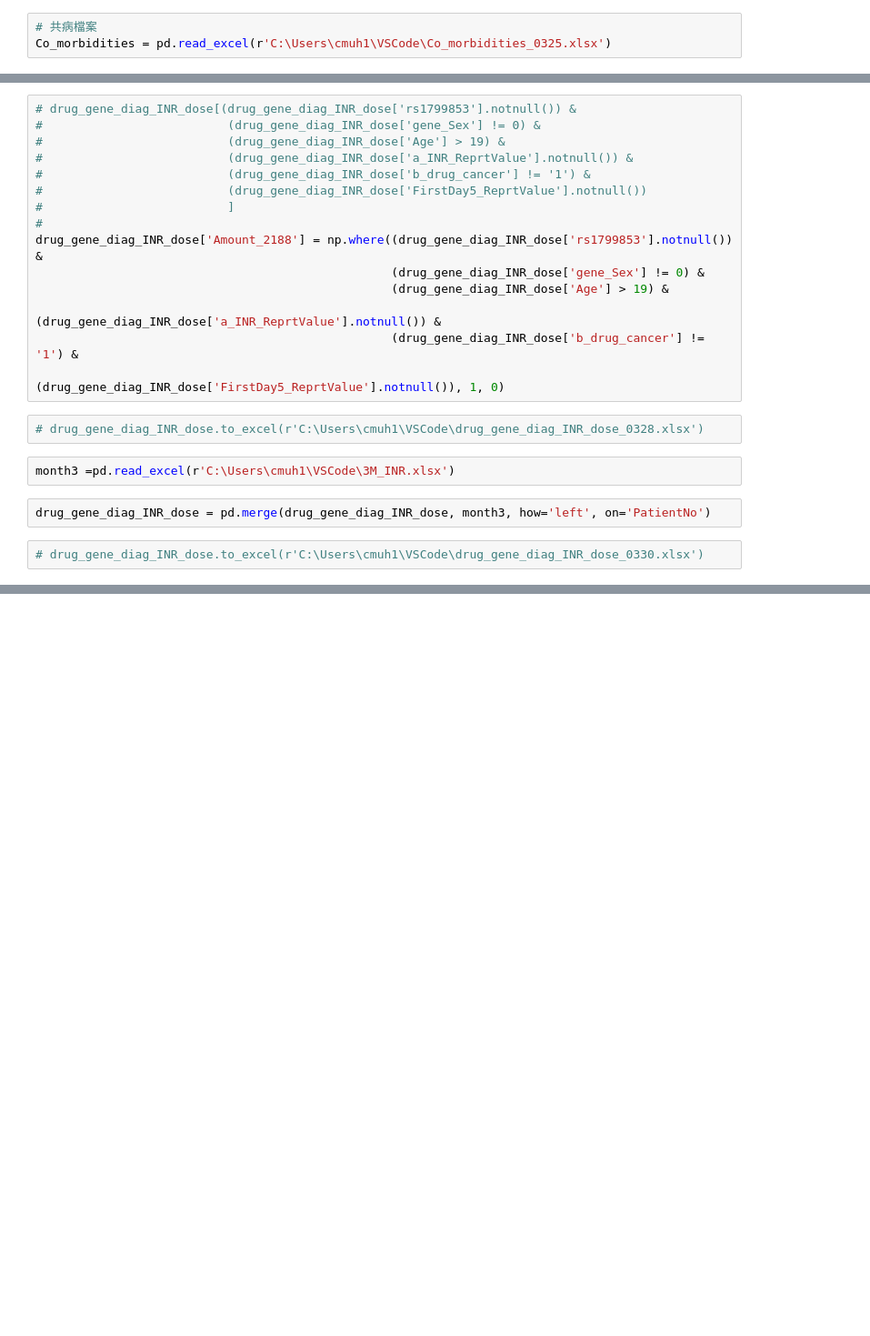
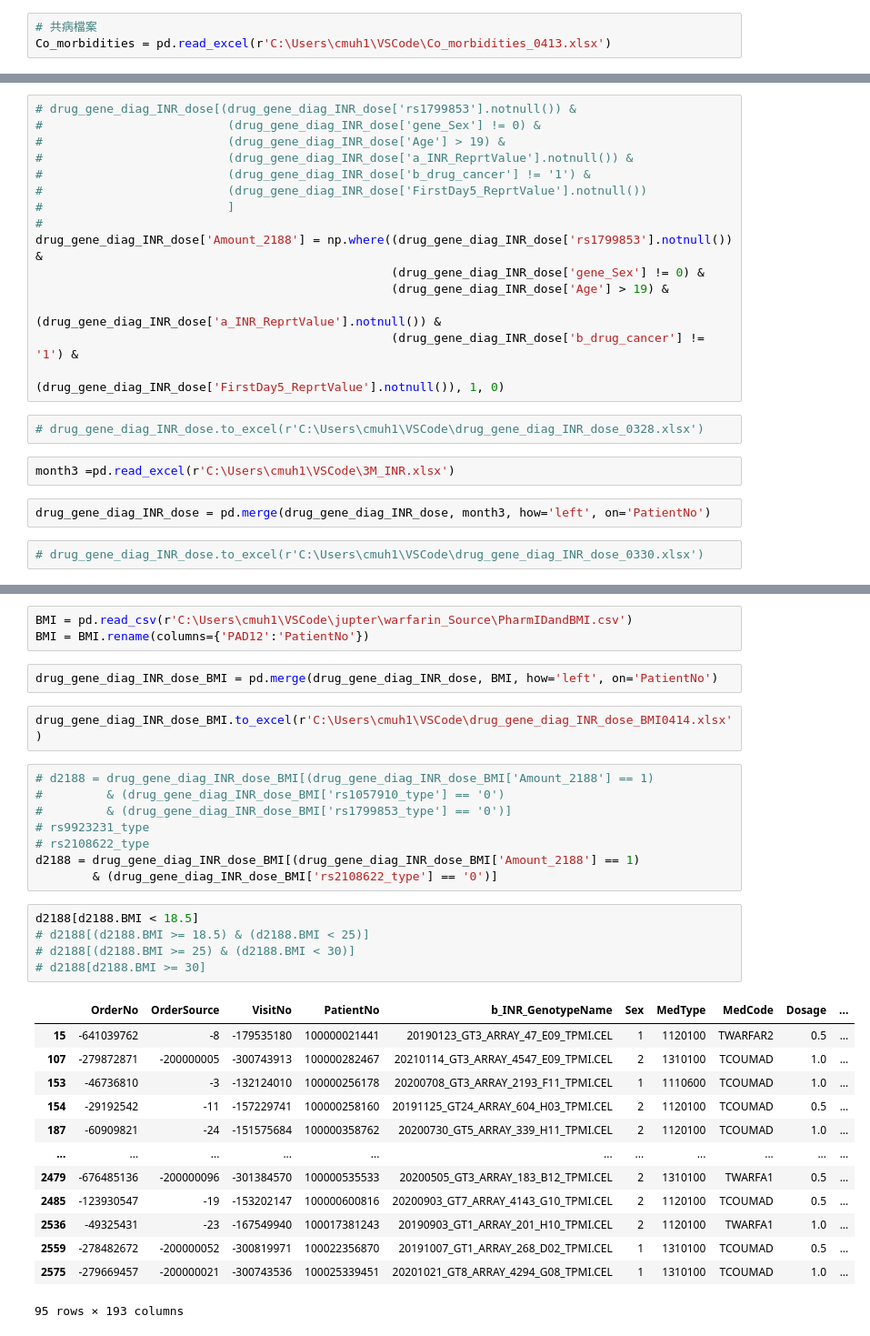
Before and after one commit to ChunWeiPeng/CMUH, a Jupyter notebook: Drug_gene_diag_INR-0315.ipynb, the cells around one changed output, grey strips where cells are left out. Shown at 91% size. Cells and saved outputs as stored; diff of their text form; blank space fills up the shorter version.

```diff
--- a/Drug_gene_diag_INR-0315.ipynb
+++ b/Drug_gene_diag_INR-0315.ipynb
@@ -866,7 +866,7 @@ Name: rs2108622_type, dtype: int64
 # drug_gene_diag_INR.to_excel(r'C:\Users\cmuh1\VSCode\warfarin總表-0311(第七版).xlsx')
 # %%
 # 共病檔案
-Co_morbidities = pd.read_excel(r'C:\Users\cmuh1\VSCode\Co_morbidities_0325.xlsx')
+Co_morbidities = pd.read_excel(r'C:\Users\cmuh1\VSCode\Co_morbidities_0413.xlsx')
 # %%
 # 合併共病
 drug_gene_diag_INR = pd.merge(drug_gene_diag_INR , Co_morbidities ,how='left' , on='PatientNo')
@@ -952,0 +953,34 @@ drug_gene_diag_INR_dose
+# %%
+BMI = pd.read_csv(r'C:\Users\cmuh1\VSCode\jupter\warfarin_Source\PharmIDandBMI.csv')
+BMI = BMI.rename(columns={'PAD12':'PatientNo'})
+# %%
+drug_gene_diag_INR_dose_BMI = pd.merge(drug_gene_diag_INR_dose, BMI, how='left', on='PatientNo')
+# %%
+drug_gene_diag_INR_dose_BMI.to_excel(r'C:\Users\cmuh1\VSCode\drug_gene_diag_INR_dose_BMI0414.xlsx')
+# %%
+# d2188 = drug_gene_diag_INR_dose_BMI[(drug_gene_diag_INR_dose_BMI['Amount_2188'] == 1)
+#         & (drug_gene_diag_INR_dose_BMI['rs1057910_type'] == '0')
+#         & (drug_gene_diag_INR_dose_BMI['rs1799853_type'] == '0')]
+# rs9923231_type
+# rs2108622_type
+d2188 = drug_gene_diag_INR_dose_BMI[(drug_gene_diag_INR_dose_BMI['Amount_2188'] == 1)
+        & (drug_gene_diag_INR_dose_BMI['rs2108622_type'] == '0')]
+# %%
+d2188[d2188.BMI < 18.5]
+# d2188[(d2188.BMI >= 18.5) & (d2188.BMI < 25)]
+# d2188[(d2188.BMI >= 25) & (d2188.BMI < 30)]
+# d2188[d2188.BMI >= 30]
+# %% [output]
+|  | OrderNo | OrderSource | VisitNo | PatientNo | b_INR_GenotypeName | Sex | MedType | MedCode | Dosage | ... |
+| 15 | -641039762 | -8 | -179535180 | 100000021441 | 20190123_GT3_ARRAY_47_E09_TPMI.CEL | 1 | 1120100 | TWARFAR2 | 0.5 | ... |
+| 107 | -279872871 | -200000005 | -300743913 | 100000282467 | 20210114_GT3_ARRAY_4547_E09_TPMI.CEL | 2 | 1310100 | TCOUMAD | 1.0 | ... |
+| 153 | -46736810 | -3 | -132124010 | 100000256178 | 20200708_GT3_ARRAY_2193_F11_TPMI.CEL | 1 | 1110600 | TCOUMAD | 1.0 | ... |
+| 154 | -29192542 | -11 | -157229741 | 100000258160 | 20191125_GT24_ARRAY_604_H03_TPMI.CEL | 2 | 1120100 | TCOUMAD | 0.5 | ... |
+| 187 | -60909821 | -24 | -151575684 | 100000358762 | 20200730_GT5_ARRAY_339_H11_TPMI.CEL | 2 | 1120100 | TCOUMAD | 1.0 | ... |
+| ... | ... | ... | ... | ... | ... | ... | ... | ... | ... | ... |
+| 2479 | -676485136 | -200000096 | -301384570 | 100000535533 | 20200505_GT3_ARRAY_183_B12_TPMI.CEL | 2 | 1310100 | TWARFA1 | 0.5 | ... |
+| 2485 | -123930547 | -19 | -153202147 | 100000600816 | 20200903_GT7_ARRAY_4143_G10_TPMI.CEL | 2 | 1120100 | TCOUMAD | 0.5 | ... |
+| 2536 | -49325431 | -23 | -167549940 | 100017381243 | 20190903_GT1_ARRAY_201_H10_TPMI.CEL | 2 | 1120100 | TWARFA1 | 1.0 | ... |
+| 2559 | -278482672 | -200000052 | -300819971 | 100022356870 | 20191007_GT1_ARRAY_268_D02_TPMI.CEL | 1 | 1310100 | TCOUMAD | 0.5 | ... |
+| 2575 | -279669457 | -200000021 | -300743536 | 100025339451 | 20201021_GT8_ARRAY_4294_G08_TPMI.CEL | 1 | 1310100 | TCOUMAD | 1.0 | ... |
+95 rows × 193 columns
```
Also changed, not shown: parts of 4 cells of this notebook, 2 other files.
